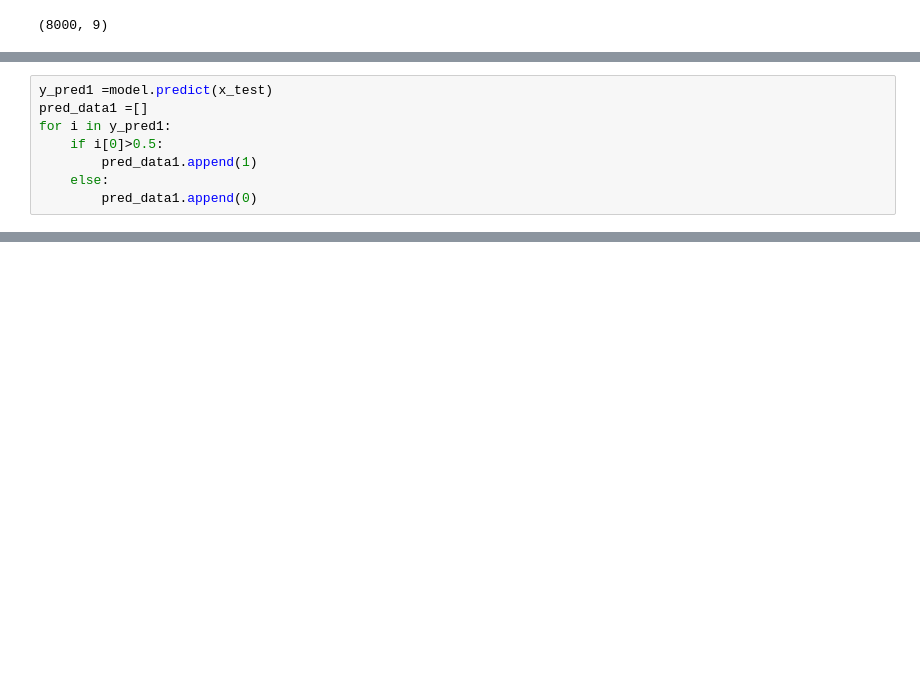
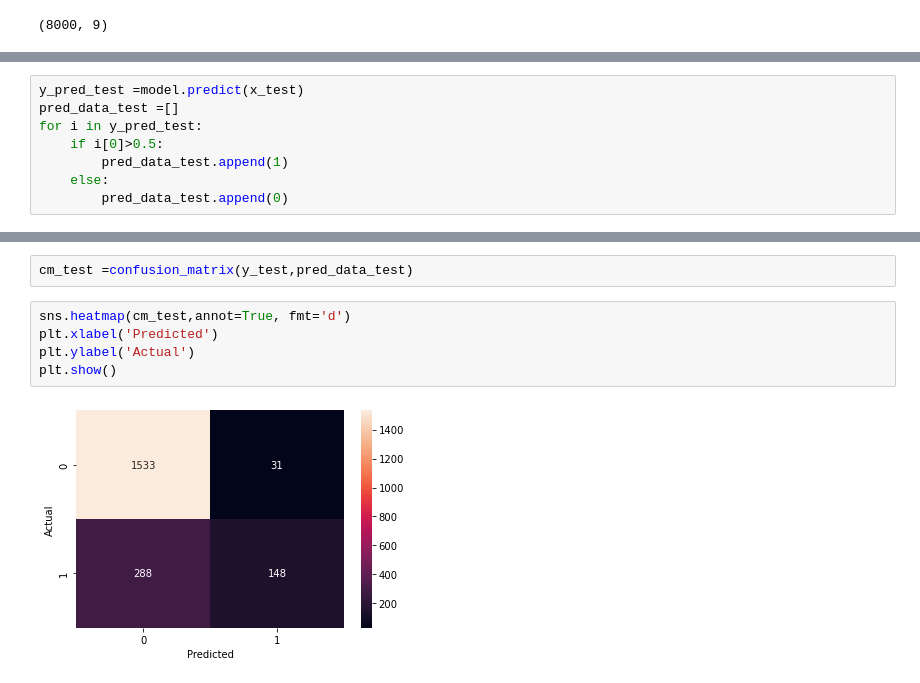
Before and after one commit to MuhammadUzair0786/Deep-Learning, a Jupyter notebook: ANN-Bank_Customer_Churn_Prediction.ipynb, the cells around one changed output, grey strips where cells are left out. Drawn from its saved outputs; the diff is of its cells as text; blank space fills up the shorter version.

```diff
--- a/ANN-Bank_Customer_Churn_Prediction.ipynb
+++ b/ANN-Bank_Customer_Churn_Prediction.ipynb
@@ -78,11 +83,11 @@ for i in y_pred:
 # %% [output]
 250/250 [==============================] - 0s 1ms/step
 # %%
-y_pred1 =model.predict(x_test)
-pred_data1 =[]
-for i in y_pred1:
+y_pred_test =model.predict(x_test)
+pred_data_test =[]
+for i in y_pred_test:
     if i[0]>0.5:
-        pred_data1.append(1)
+        pred_data_test.append(1)
     else:
-        pred_data1.append(0)
+        pred_data_test.append(0)
 # %% [output]
@@ -110,0 +149,9 @@ array([[1.]], dtype=float32)
+# %%
+cm_test =confusion_matrix(y_test,pred_data_test)
+# %%
+sns.heatmap(cm_test,annot=True, fmt='d')
+plt.xlabel('Predicted')
+plt.ylabel('Actual')
+plt.show()
+# %% [output]
+[figure, added]
```
Also changed, not shown: parts of 11 cells of this notebook, 1 other file.
